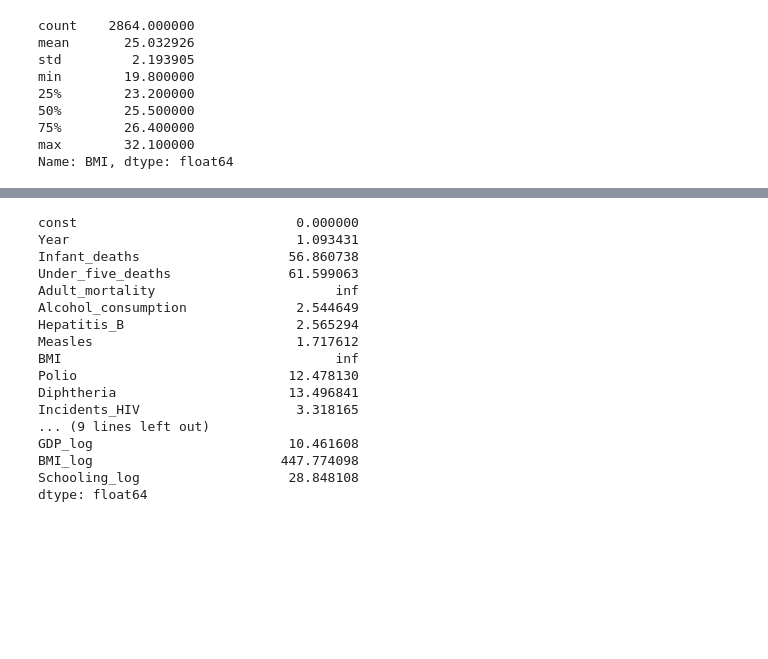
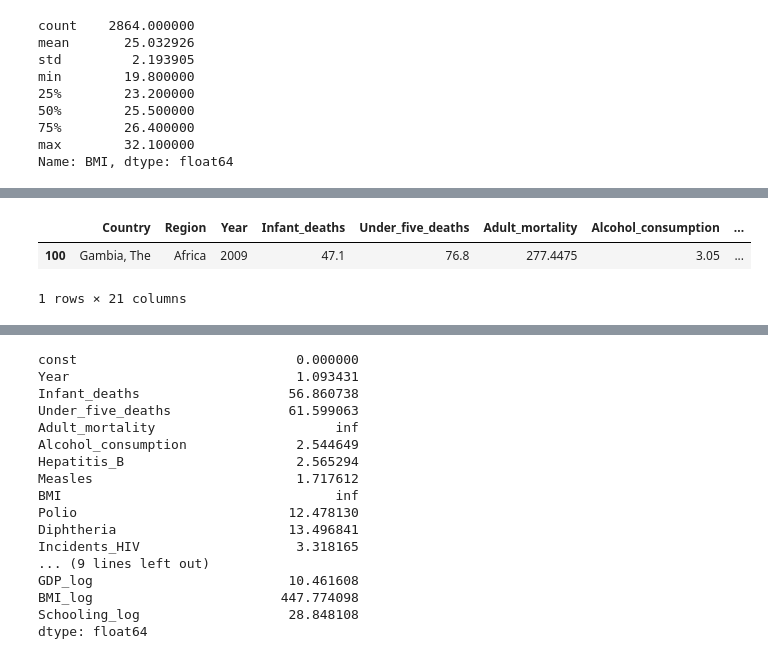
Before and after one commit to Diiamon/Def_WHO-life-, a Jupyter notebook: Egle.ipynb, the cells around one changed output, grey strips where cells are left out. Saved outputs shown, nothing was run; the diff lists cells and outputs as text; code cells hidden in the pictures; blank space fills up the shorter version.

```diff
--- a/Egle.ipynb
+++ b/Egle.ipynb
@@ -437,3 +629,9 @@ Notes:
+# %%
+df[df.index == 100]
+# %% [output]
+|  | Country | Region | Year | Infant_deaths | Under_five_deaths | Adult_mortality | Alcohol_consumption | ... |
+| 100 | Gambia, The | Africa | 2009 | 47.1 | 76.8 | 277.4475 | 3.05 | ... |
+1 rows × 21 columns
 # %%
 y_pred = results.predict(X_train[feature_cols])
 
```
Also changed, not shown: parts of 24 cells of this notebook.
